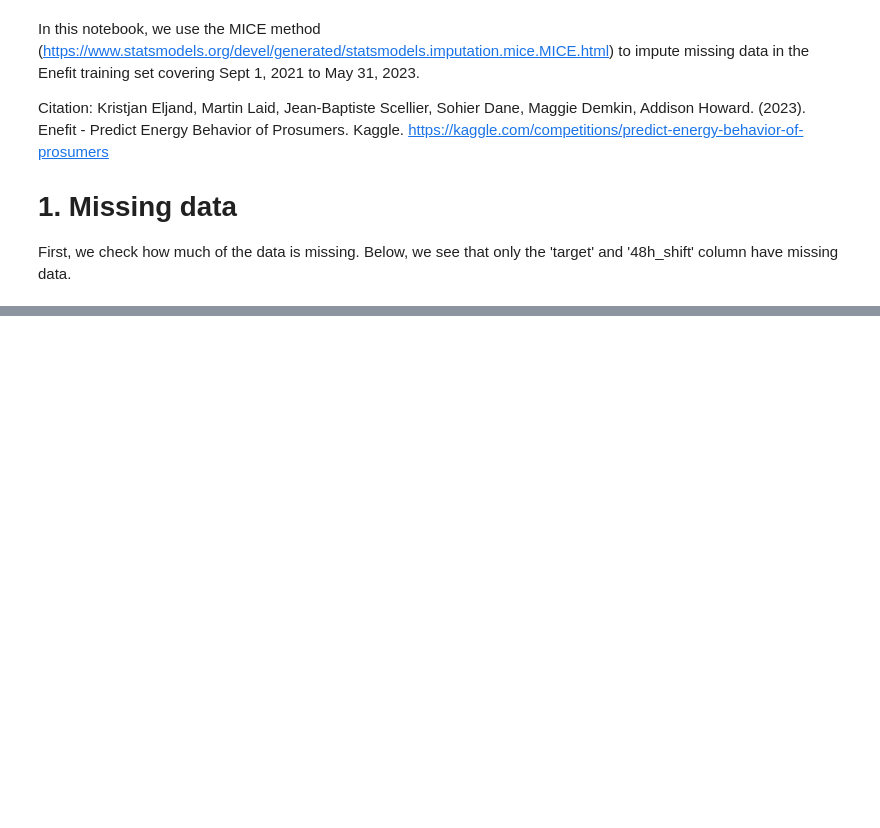
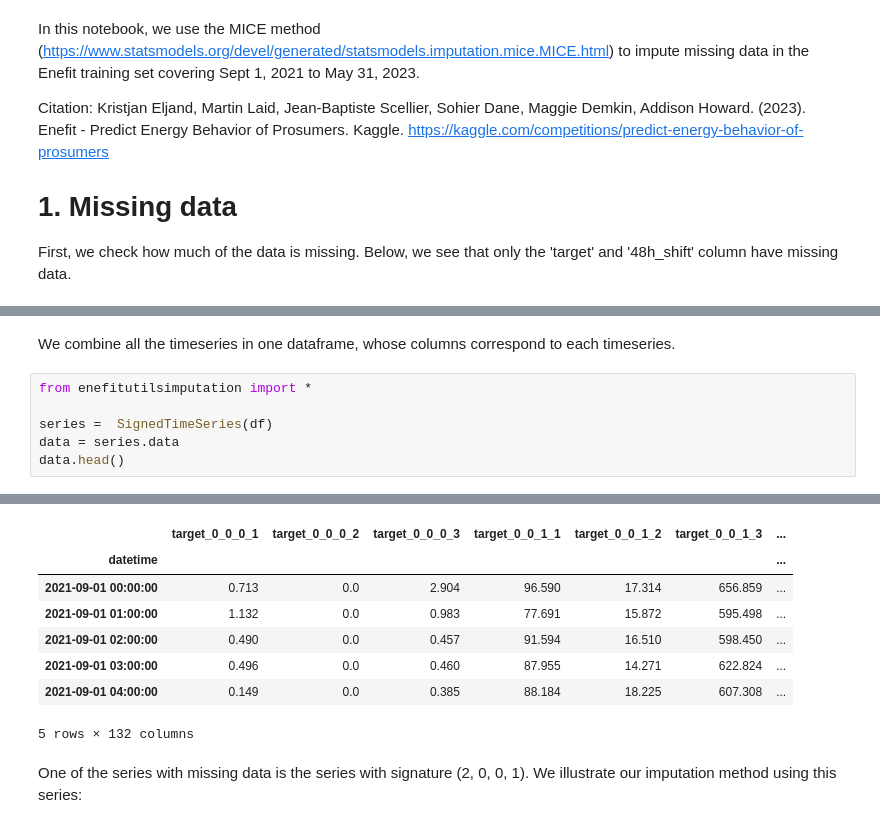
Before and after one commit to ababei/enefit, a Jupyter notebook: enefit-data-imputation.ipynb, the cells around one changed output, grey strips where cells are left out. Drawn from its saved outputs; the diff is of its cells as text; blank space fills up the shorter version.

```diff
--- a/enefit-data-imputation.ipynb
+++ b/enefit-data-imputation.ipynb
@@ -327,0 +43,9 @@ np.array(top_200_values).std()
+# %% [markdown]
+We combine all the timeseries in one dataframe, whose columns correspond to each timeseries.
+# %%
+from enefitutilsimputation import *
+
+series =  SignedTimeSeries(df)
+data = series.data
+data.head()
+# %% [output]
@@ -327,0 +55,10 @@ np.array(top_200_values).std()
+|  | target_0_0_0_1 | target_0_0_0_2 | target_0_0_0_3 | target_0_0_1_1 | target_0_0_1_2 | target_0_0_1_3 | ... |
+| datetime |  |  |  |  |  |  | ... |
+| 2021-09-01 00:00:00 | 0.713 | 0.0 | 2.904 | 96.590 | 17.314 | 656.859 | ... |
+| 2021-09-01 01:00:00 | 1.132 | 0.0 | 0.983 | 77.691 | 15.872 | 595.498 | ... |
+| 2021-09-01 02:00:00 | 0.490 | 0.0 | 0.457 | 91.594 | 16.510 | 598.450 | ... |
+| 2021-09-01 03:00:00 | 0.496 | 0.0 | 0.460 | 87.955 | 14.271 | 622.824 | ... |
+| 2021-09-01 04:00:00 | 0.149 | 0.0 | 0.385 | 88.184 | 18.225 | 607.308 | ... |
+5 rows × 132 columns
+# %% [markdown]
+One of the series with missing data is the series with signature (2, 0, 0, 1). We illustrate our imputation method using this series:
```
Also changed, not shown: parts of 38 cells of this notebook.
